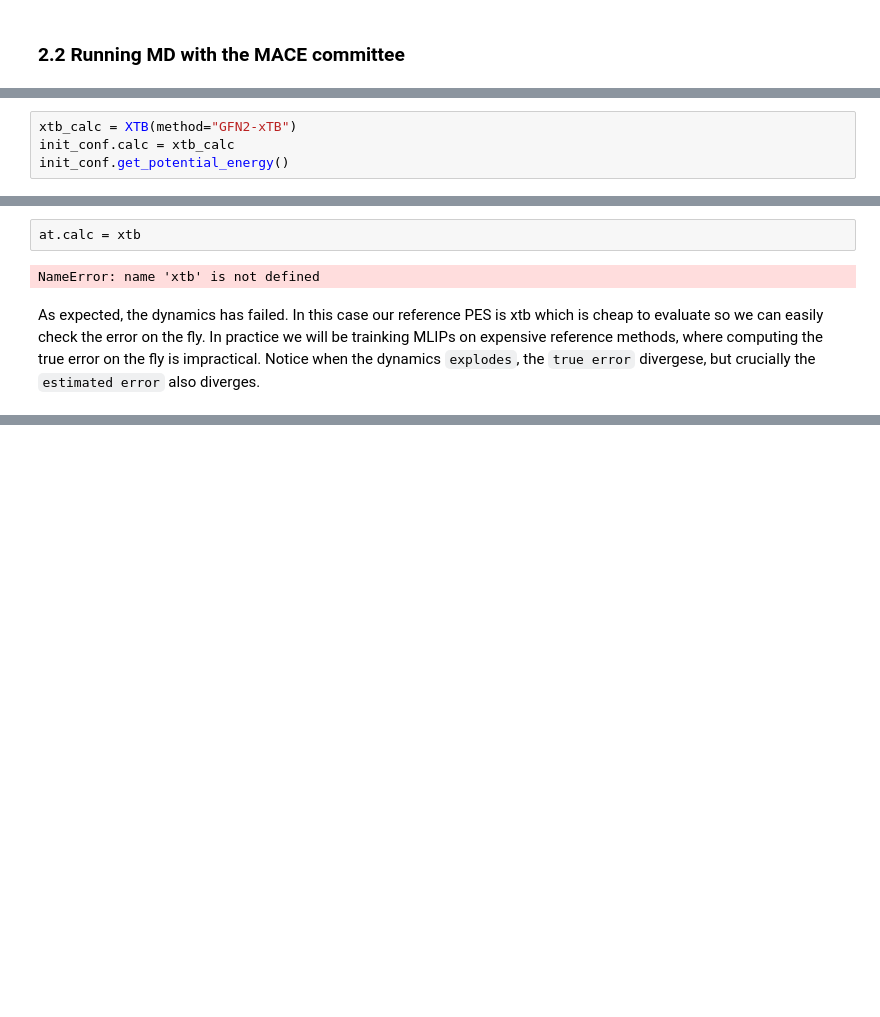
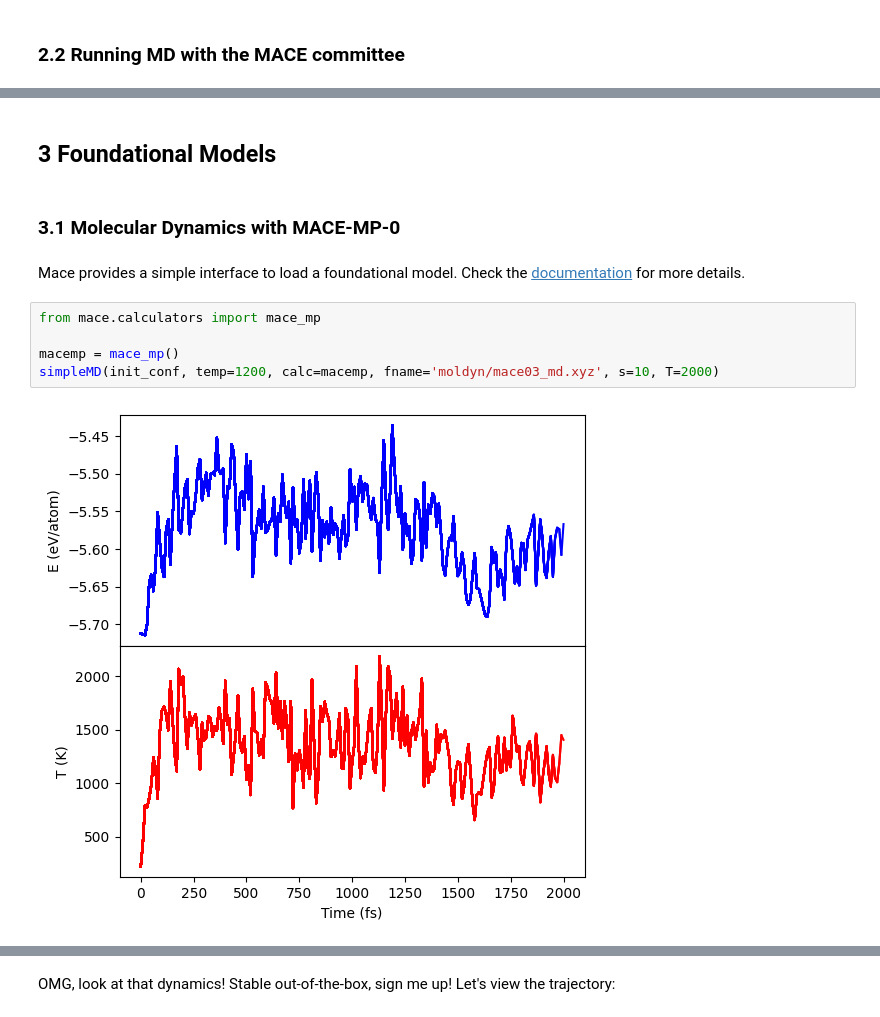
Before and after one commit to imagdau/Tutorials, a Jupyter notebook: T02-MACE-Practice-II.ipynb, the cells around one changed output, grey strips where cells are left out. Drawn from its saved outputs; the diff is of its cells as text; blank space fills up the shorter version.

Commit message:
progress on foundational models

```diff
--- a/T02-MACE-Practice-II.ipynb
+++ b/T02-MACE-Practice-II.ipynb
@@ -572,4 +482,0 @@ MD finished!
-# %%
-xtb_calc = XTB(method="GFN2-xTB")
-init_conf.calc = xtb_calc
-init_conf.get_potential_energy()
@@ -576,8 +485,15 @@ init_conf.get_potential_energy()
 # %% [markdown]
 ![alt text](figures/active_learning.png)
-# %%
-at.calc = xtb
-# %% [output]
-NameError: name 'xtb' is not defined
-# %% [markdown]
-As expected, the dynamics has failed. In this case our reference PES is xtb which is cheap to evaluate so we can easily check the error on the fly. In practice we will be trainking MLIPs on expensive reference methods, where computing the true error on the fly is impractical. Notice when the dynamics `explodes`, the `true error` divergese, but crucially the `estimated error` also diverges.
+# %% [markdown]
+## 3 Foundational Models
+# %% [markdown]
+### 3.1 Molecular Dynamics with MACE-MP-0
+# %% [markdown]
+Mace provides a simple interface to load a foundational model. Check the [documentation](https://mace-docs.readthedocs.io/en/latest/guide/foundation_models.html) for more details.
+# %%
+from mace.calculators import mace_mp
+
+macemp = mace_mp()
+simpleMD(init_conf, temp=1200, calc=macemp, fname='moldyn/mace03_md.xyz', s=10, T=2000)
+# %% [output]
+[figure, added]
@@ -583,0 +502,2 @@ As expected, the dynamics has failed. In this case our reference PES is xtb whic
+# %% [markdown]
+OMG, look at that dynamics! Stable out-of-the-box, sign me up! Let's view the trajectory:
```
Also changed, not shown: parts of 11 cells of this notebook, 1 other file.
